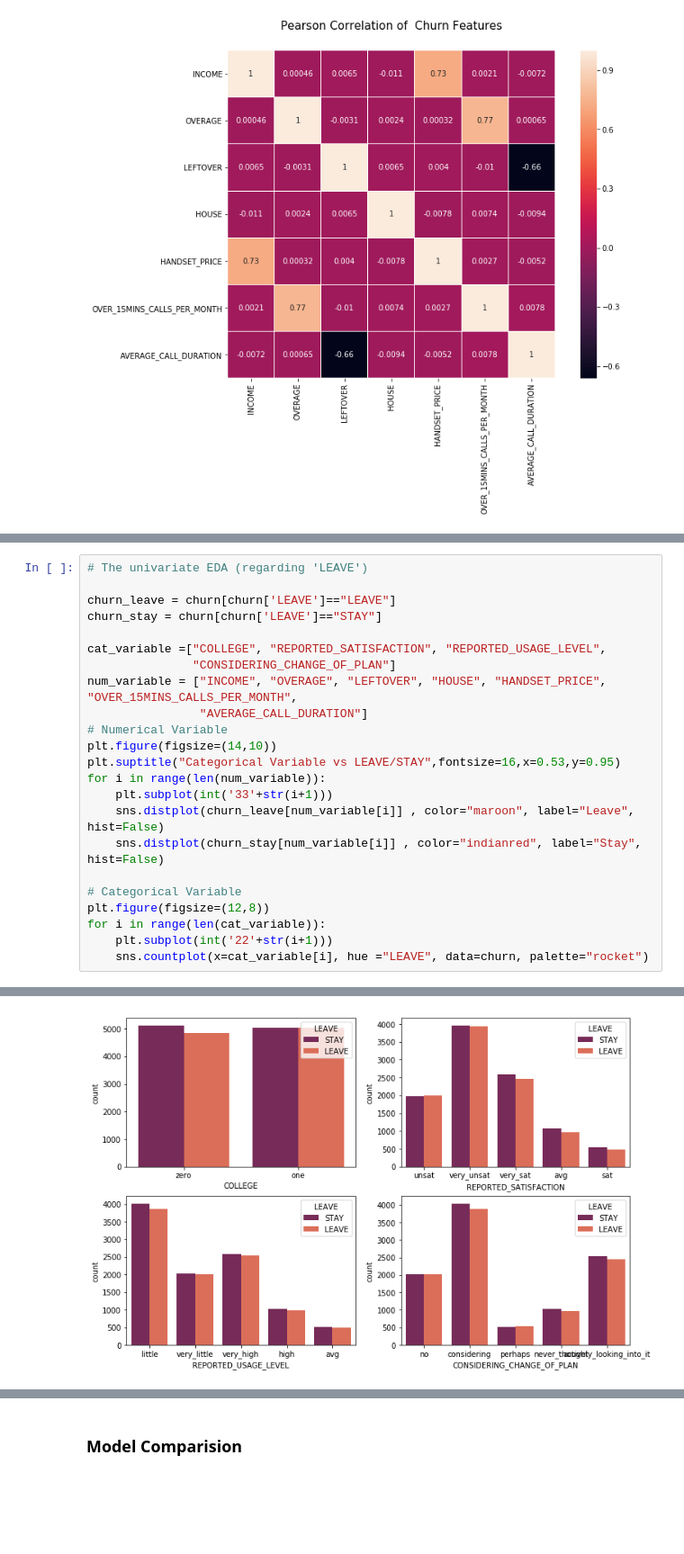
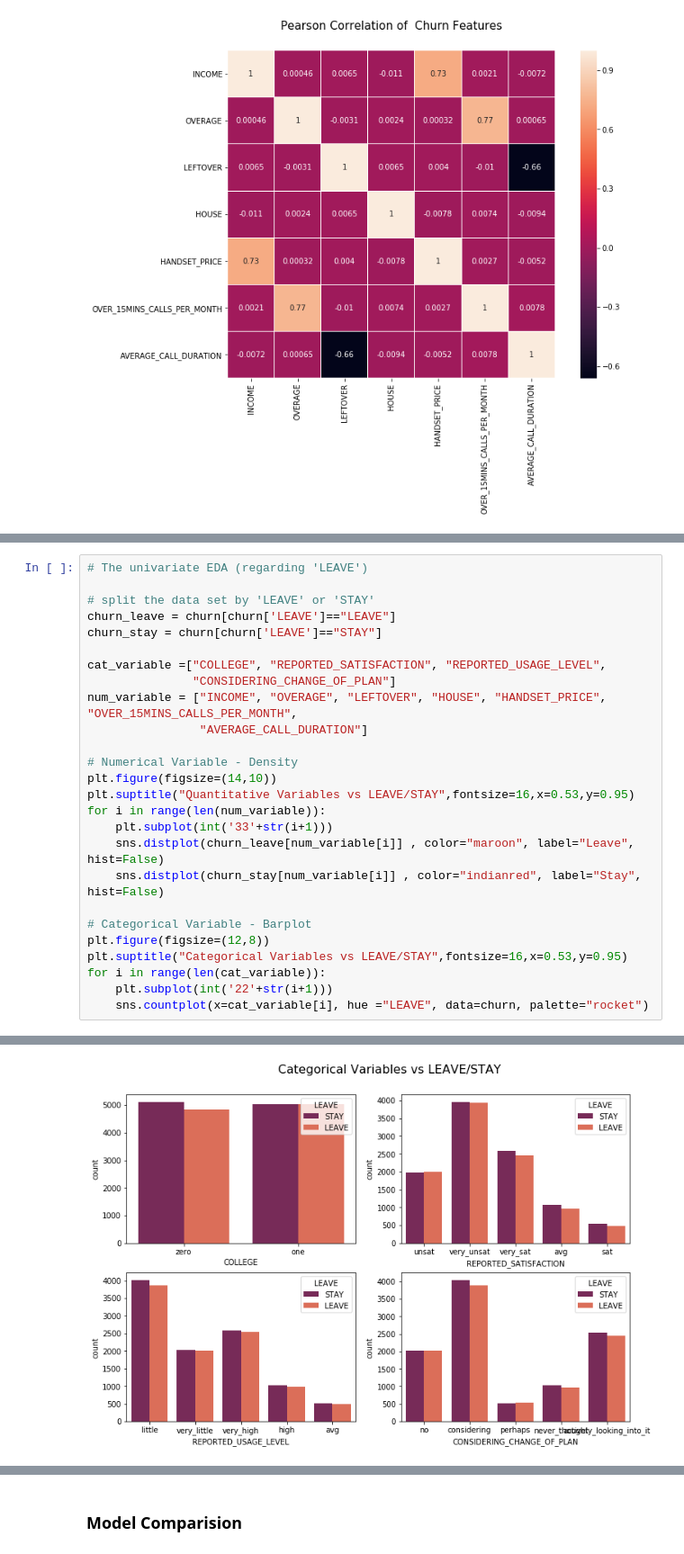
Before and after one commit to jane918/Jane-Work, a Jupyter notebook: Othot Challenge.ipynb, the cells around one changed output, grey strips where cells are left out. Shown: that part at 90% size. Drawn from its saved outputs; the diff is of its cells as text; blank space fills up the shorter version.

```diff
--- a/Othot Challenge.ipynb
+++ b/Othot Challenge.ipynb
@@ -82,6 +86,7 @@ Next, we want to examine how does each variable influence the response variable
 # %%
 # The univariate EDA (regarding 'LEAVE')
 
+# split the data set by 'LEAVE' or 'STAY'
 churn_leave = churn[churn['LEAVE']=="LEAVE"]
 churn_stay = churn[churn['LEAVE']=="STAY"]
 
@@ -89,16 +94,18 @@ cat_variable =["COLLEGE", "REPORTED_SATISFACTION", "REPORTED_USAGE_LEVEL",
                "CONSIDERING_CHANGE_OF_PLAN"]
 num_variable = ["INCOME", "OVERAGE", "LEFTOVER", "HOUSE", "HANDSET_PRICE", "OVER_15MINS_CALLS_PER_MONTH",
                 "AVERAGE_CALL_DURATION"]
-# Numerical Variable
+
+# Numerical Variable - Density
 plt.figure(figsize=(14,10))
-plt.suptitle("Categorical Variable vs LEAVE/STAY",fontsize=16,x=0.53,y=0.95)
+plt.suptitle("Quantitative Variables vs LEAVE/STAY",fontsize=16,x=0.53,y=0.95)
 for i in range(len(num_variable)):
     plt.subplot(int('33'+str(i+1)))
     sns.distplot(churn_leave[num_variable[i]] , color="maroon", label="Leave", hist=False)
     sns.distplot(churn_stay[num_variable[i]] , color="indianred", label="Stay", hist=False)
 
-# Categorical Variable
+# Categorical Variable - Barplot
 plt.figure(figsize=(12,8))
+plt.suptitle("Categorical Variables vs LEAVE/STAY",fontsize=16,x=0.53,y=0.95)
 for i in range(len(cat_variable)):
     plt.subplot(int('22'+str(i+1)))
     sns.countplot(x=cat_variable[i], hue ="LEAVE", data=churn, palette="rocket")
@@ -107,4 +114,4 @@ for i in range(len(cat_variable)):
-[figure, old version]
+[figure, new version]
 # %% [markdown]
 
 ### Split Training Set and Test Set
```
Also changed, not shown: parts of 26 cells of this notebook.
